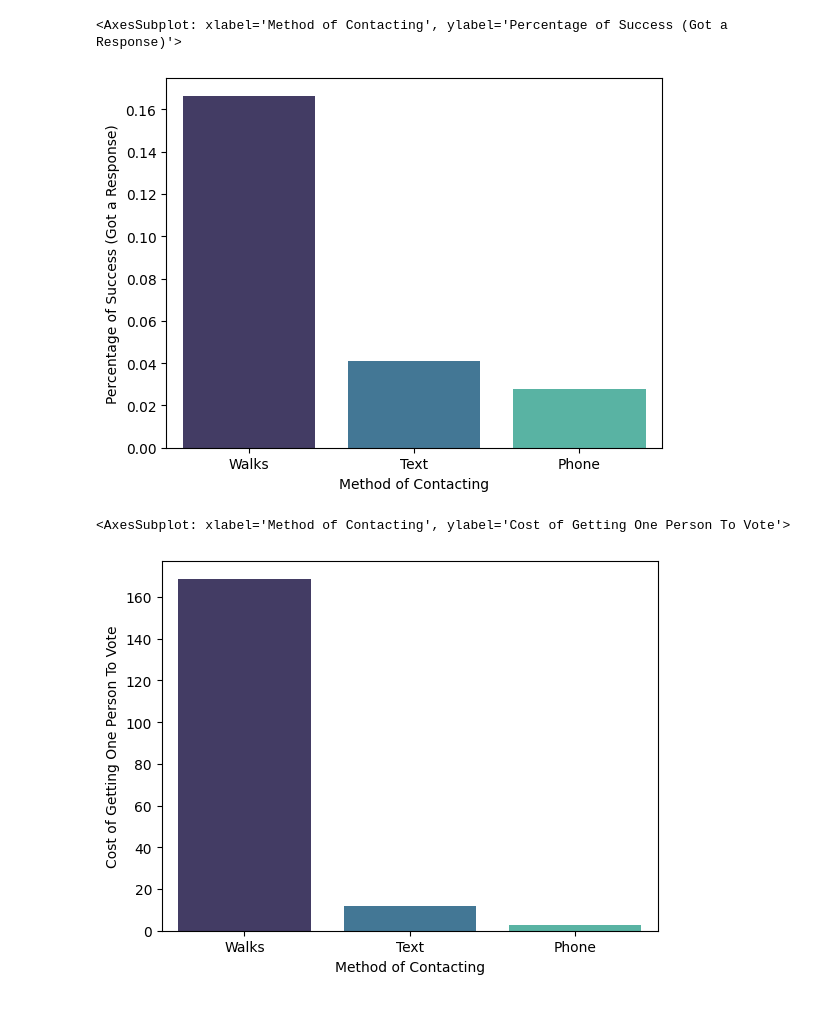
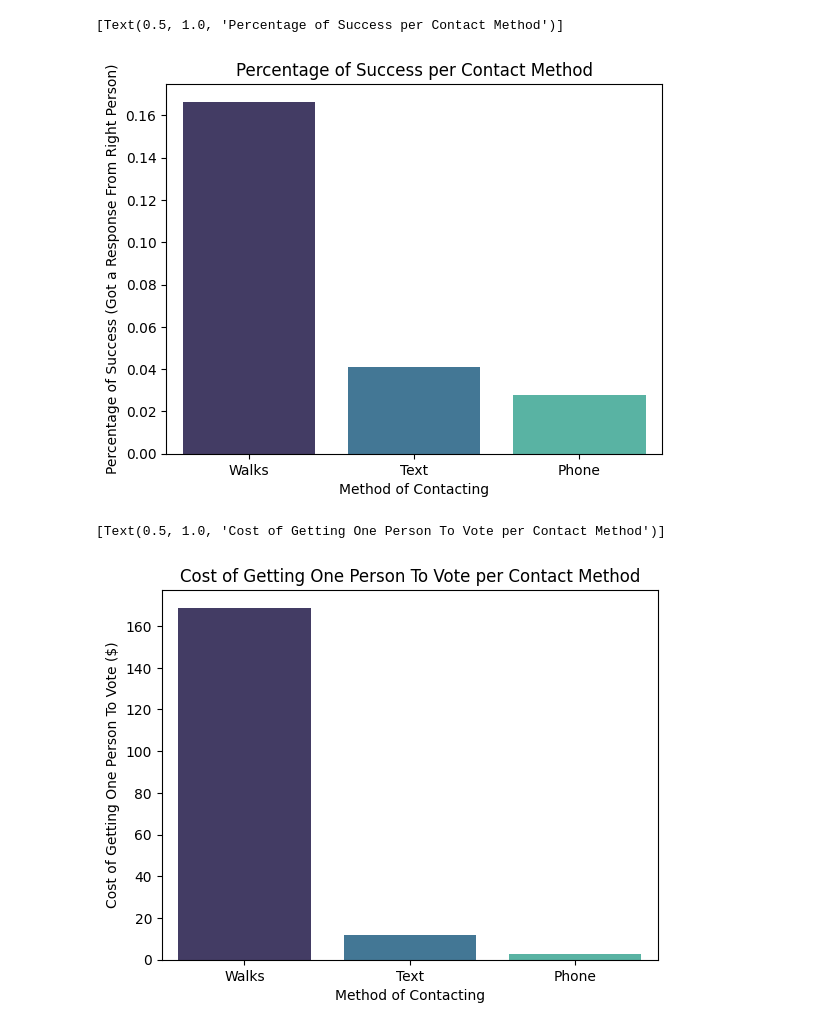
Before and after one commit to ywiamnog/Datathon-2023, a Jupyter notebook: contact methods/contact_methods_visualization.ipynb, the cells around one changed output. Saved outputs shown, nothing was run; the diff lists cells and outputs as text; code cells hidden in the pictures.

Commit message:
slight visualization update

```diff
--- a/contact methods/contact_methods_visualization.ipynb
+++ b/contact methods/contact_methods_visualization.ipynb
@@ -3,14 +3,14 @@ import pandas as pd
 import numpy
 import seaborn as sns
 # %%
-df = pd.DataFrame({'Method of Contacting':['Walks', 'Text', 'Phone'], 'Percentage of Success (Got a Response)':[0.16643159379407615, 0.0410150486869283, 0.027536025110572123]})
-sns.barplot(x = df['Method of Contacting'], y = df['Percentage of Success (Got a Response)'], palette='mako')
+df = pd.DataFrame({'Method of Contacting':['Walks', 'Text', 'Phone'], 'Percentage of Success (Got a Response From Right Person)':[0.16643159379407615, 0.0410150486869283, 0.027536025110572123]})
+sns.barplot(x = df['Method of Contacting'], y = df['Percentage of Success (Got a Response From Right Person)'], palette='mako').set(title= 'Percentage of Success per Contact Method')
 # %% [output]
-<AxesSubplot: xlabel='Method of Contacting', ylabel='Percentage of Success (Got a Response)'>
+[Text(0.5, 1.0, 'Percentage of Success per Contact Method')]
-[figure, old version]
+[figure, new version]
 # %%
-df = pd.DataFrame({'Method of Contacting':['Walks', 'Text', 'Phone'], 'Cost of Getting One Person To Vote':[168.8095238095238, 11.731153846153846, 2.694864864864865]})
-sns.barplot(x=df['Method of Contacting'], y=df['Cost of Getting One Person To Vote'], palette='mako')
+df = pd.DataFrame({'Method of Contacting':['Walks', 'Text', 'Phone'], 'Cost of Getting One Person To Vote ($)':[168.8095238095238, 11.731153846153846, 2.694864864864865]})
+sns.barplot(x=df['Method of Contacting'], y=df['Cost of Getting One Person To Vote ($)'], palette='mako').set(title= 'Cost of Getting One Person To Vote per Contact Method')
 # %% [output]
-<AxesSubplot: xlabel='Method of Contacting', ylabel='Cost of Getting One Person To Vote'>
+[Text(0.5, 1.0, 'Cost of Getting One Person To Vote per Contact Method')]
-[figure, old version]
+[figure, new version]
```
Also changed, not shown: 1 other file.
